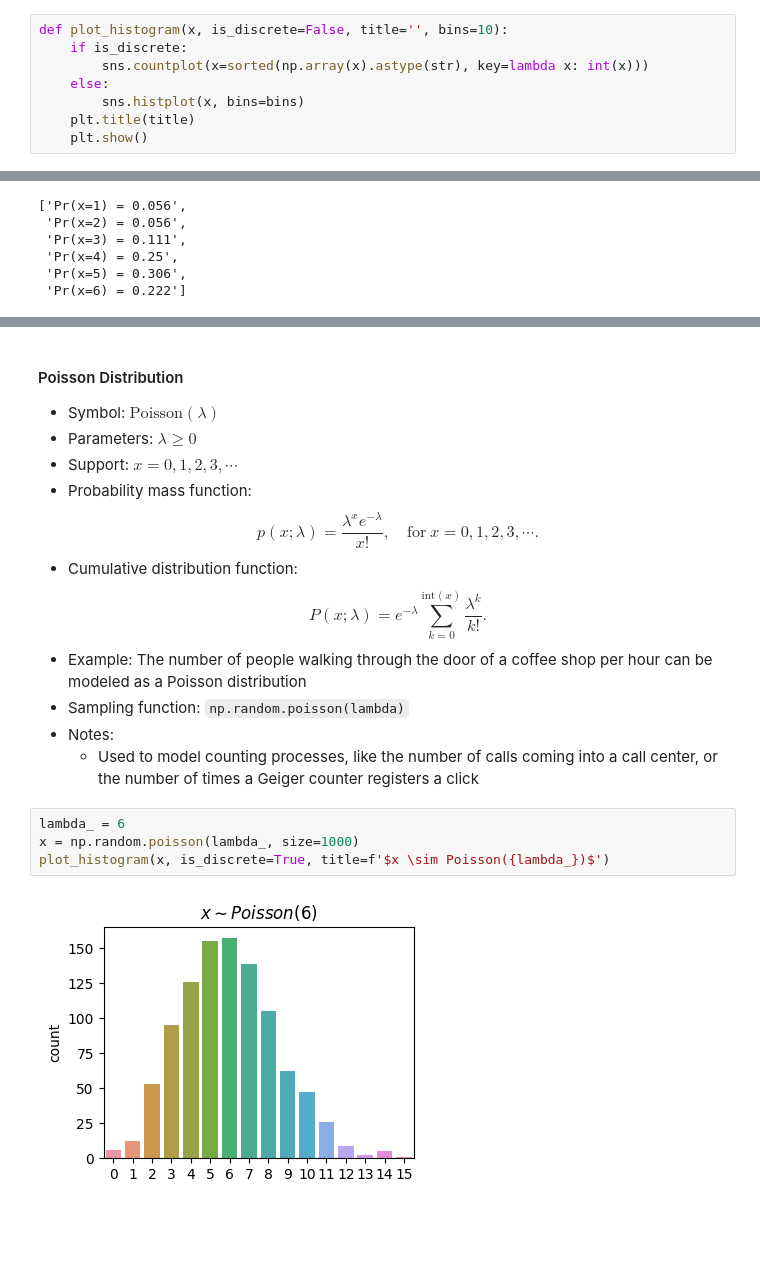
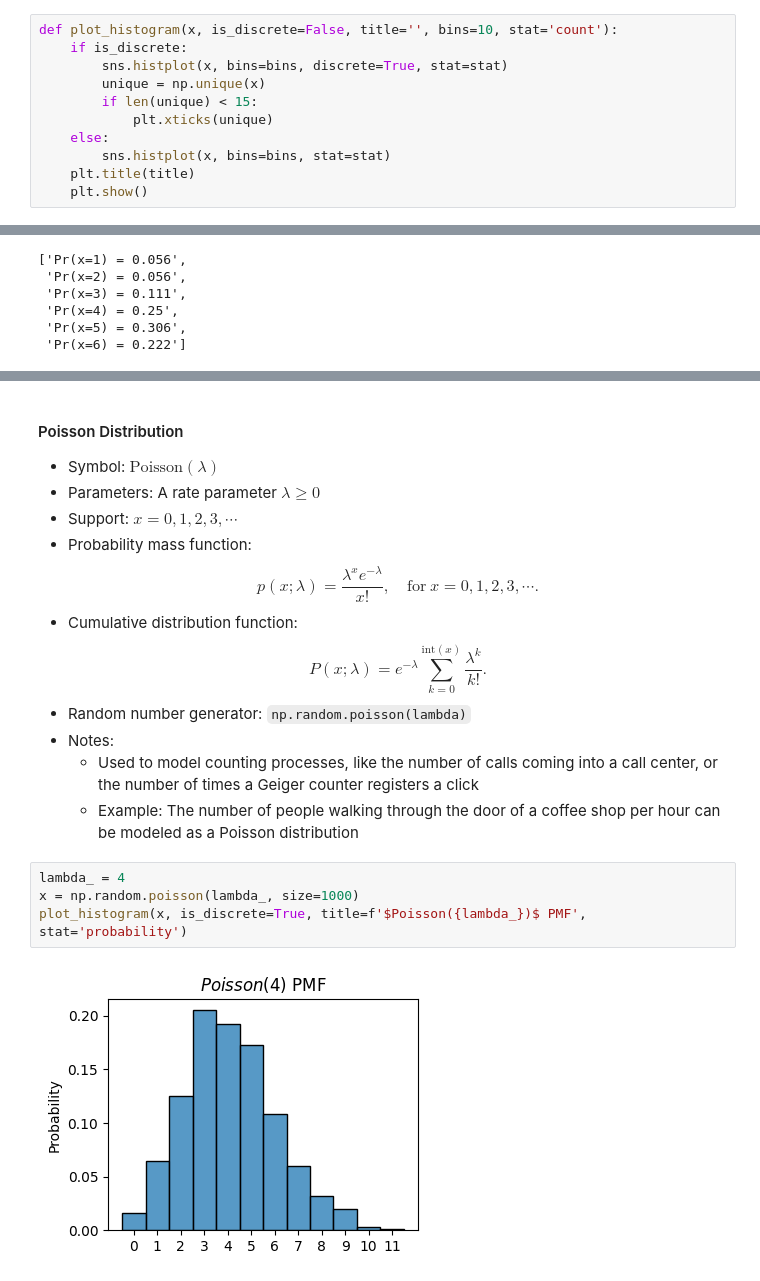
Before and after one commit to rkingery/ml-book, a Jupyter notebook: notebooks/probability.ipynb, the cells around one changed output, grey strips where cells are left out. Cells and saved outputs as stored; diff of their text form; blank space fills up the shorter version.

```diff
--- a/notebooks/probability.ipynb
+++ b/notebooks/probability.ipynb
@@ -107,11 +88,14 @@ Notice that we just sampled $100$ different values, but we don't see $100$ diffe
 
 Since I'll be using histograms a lot in this lesson I'm going to write a helper function `plot_histogram` to bundle up the code to plot them nicely. Instead of using `plt.hist`, however, I'll use the seaborn library's `sns.histplot`, which creates much nicer looking histograms. Seaborn is an extension library of matplotlib made specifically for making nicer plots of data. Ignore the `is_discrete` argument for now. I'll use it below.
 # %%
-def plot_histogram(x, is_discrete=False, title='', bins=10):
+def plot_histogram(x, is_discrete=False, title='', bins=10, stat='count'):
     if is_discrete:
-        sns.countplot(x=sorted(np.array(x).astype(str), key=lambda x: int(x)))
+        sns.histplot(x, bins=bins, discrete=True, stat=stat)
+        unique = np.unique(x)
+        if len(unique) < 15:
+            plt.xticks(unique)
     else:
-        sns.histplot(x, bins=bins)
+        sns.histplot(x, bins=bins, stat=stat)
     plt.title(title)
     plt.show()
 # %% [markdown]
@@ -387,19 +392,19 @@ plot_histogram(x, is_discrete=True, title=f'$x \sim Bin{(n,p)}$')
 #### Poisson Distribution
 
 - Symbol: $\text{Poisson}(\lambda)$
-- Parameters: $\lambda \geq 0$
+- Parameters: A rate parameter $\lambda \geq 0$
 - Support: $x = 0, 1, 2, 3, \cdots$
 - Probability mass function:
 $$p(x; \lambda) = \frac{\lambda^x e^{-\lambda}}{x!}, \quad \text{for} \ x=0,1,2,3,\cdots.$$
 - Cumulative distribution function:
 $$P(x; \lambda) = e^{-\lambda}\sum_{k=0}^{\text{int}(x)}\frac{\lambda^k}{k!}.$$
-- Example: The number of people walking through the door of a coffee shop per hour can be modeled as a Poisson distribution
-- Sampling function: `np.random.poisson(lambda)`
+- Random number generator: `np.random.poisson(lambda)`
 - Notes:
     - Used to model counting processes, like the number of calls coming into a call center, or the number of times a Geiger counter registers a click
+    - Example: The number of people walking through the door of a coffee shop per hour can be modeled as a Poisson distribution
 # %%
-lambda_ = 6
+lambda_ = 4
 x = np.random.poisson(lambda_, size=1000)
-plot_histogram(x, is_discrete=True, title=f'$x \sim Poisson({lambda_})$')
+plot_histogram(x, is_discrete=True, title=f'$Poisson({lambda_})$ PMF', stat='probability')
 # %% [output]
-[figure, old version]
+[figure, new version]
```
Also changed, not shown: parts of 74 cells of this notebook.
